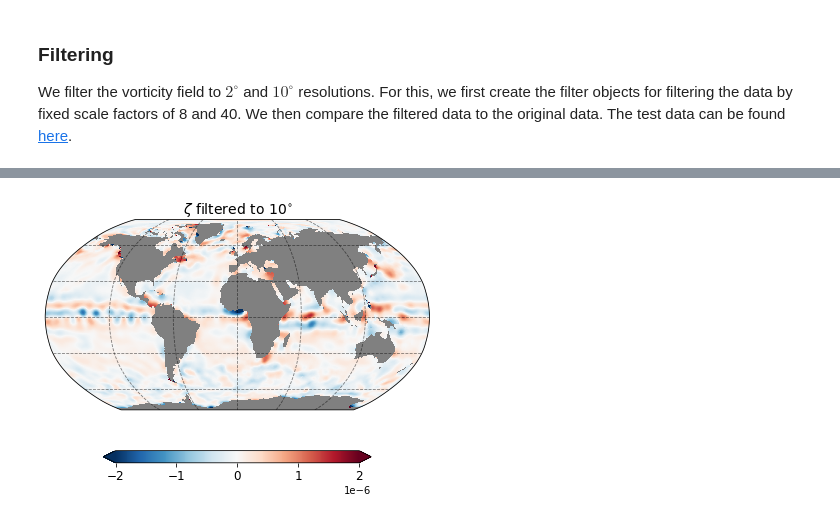
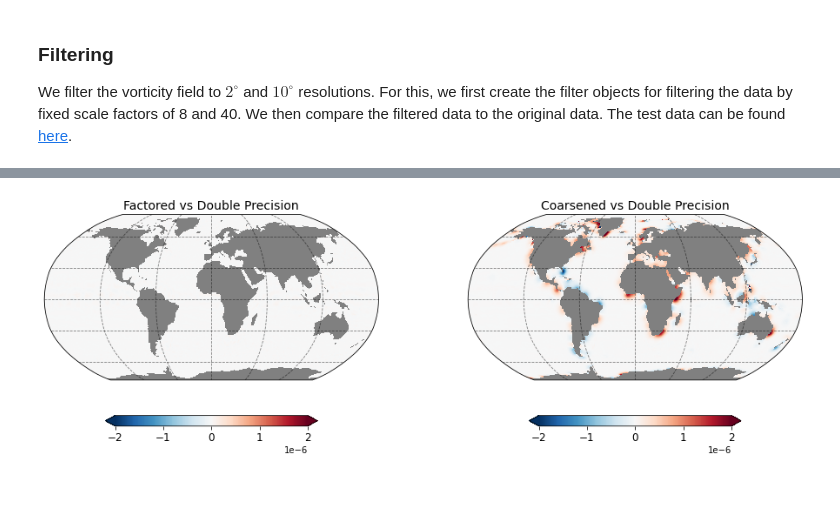
Before and after one commit to ocean-eddy-cpt/gcm-filters, a Jupyter notebook: docs/examples/example_numerical_instability.ipynb, the cells around one changed output, grey strips where cells are left out. Saved outputs shown, nothing was run; the diff lists cells and outputs as text; code cells hidden in the pictures; blank space fills up the shorter version.

Commit message:
Add Factored Gaussian

```diff
--- a/docs/examples/example_numerical_instability.ipynb
+++ b/docs/examples/example_numerical_instability.ipynb
@@ -124,0 +216,13 @@ As shown below, we first coarsen the data by taking the mean over consecutive fo
+# %%
+cor_fac = 4
+
+filter_1Deg = gcm_filters.Filter(
+    filter_scale=cor_fac, dx_min=1,
+    filter_shape=gcm_filters.FilterShape.TAPER,
+    transition_width=np.pi/2,
+    grid_type=gcm_filters.GridType.REGULAR_WITH_LAND_AREA_WEIGHTED,
+    grid_vars={'area': area, 'wet_mask': wet_mask}
+)
+
+zeta_1Deg = filter_1Deg.apply(ds['zeta'], dims=['yq', 'xq'])
+%time zeta_1Deg = zeta_1Deg.load()
@@ -125,15 +232,13 @@ As shown below, we first coarsen the data by taking the mean over consecutive fo
 # %%
-cor_fac = 4
-
-zeta_coarse = zeta_2Deg.coarsen(xq=cor_fac, yq=cor_fac, boundary="trim", keep_attrs=True).mean()
-area = ds['areacello_bu'].coarsen(xq=cor_fac, yq=cor_fac, boundary="trim", keep_attrs=True).sum()
-wet_mask = ds['wet_c'].coarsen(xq=cor_fac, yq=cor_fac, boundary="trim", keep_attrs=True).max()
+zeta_coarse = zeta_1Deg.coarsen(xq=cor_fac, yq=cor_fac, boundary="trim").mean(keep_attrs=True)
+area_coarse = ds['areacello_bu'].coarsen(xq=cor_fac, yq=cor_fac, boundary="trim").sum(keep_attrs=True)
+wet_mask_coarse = ds['wet_c'].coarsen(xq=cor_fac, yq=cor_fac, boundary="trim").max(keep_attrs=True)
 
 filter_cor = gcm_filters.Filter(
     filter_scale=10, dx_min=1,
     filter_shape=gcm_filters.FilterShape.GAUSSIAN,
     grid_type=gcm_filters.GridType.REGULAR_WITH_LAND_AREA_WEIGHTED,
-    grid_vars={'area': area, 'wet_mask': wet_mask}
+    grid_vars={'area': area_coarse, 'wet_mask': wet_mask_coarse}
 )
 
 zeta_10Deg_cor = filter_cor.apply(zeta_coarse, dims=['yq', 'xq'])
@@ -192,11 +275,19 @@ Wall time: 123 µs
 # plotting
 max_z = 0.2e-5
 
-grid1 = plt.GridSpec(1, 1, wspace=0.2, hspace=0.2)
-fig = plt.figure(figsize=[8,5])
+diff_x3 = zeta_10Deg_double - zeta_10Deg_x3
+diff_cor = zeta_10Deg_double - zeta_10Deg_cor
 
-tmp = zeta_10Deg.assign_coords({'geolat_c': ds['geolat_c'], 'geolon_c': ds['geolon_c']})
+grid1 = plt.GridSpec(1, 2, wspace=0.2, hspace=0.2)
+fig = plt.figure(figsize=[16,5])
+
+tmp = diff_x3.assign_coords({'geolat_c': ds['geolat_c'], 'geolon_c': ds['geolon_c']})
 ax = fig.add_subplot(grid1[0, 0], projection=ccrs.Robinson(),facecolor='grey')
 _ = plot_map(ax, tmp, vmin=-max_z, vmax=max_z,
-                   lon='geolon_c', lat='geolat_c', cmap='RdBu_r', title=r'$\zeta$ filtered to $10^{\circ}$')
+                   lon='geolon_c', lat='geolat_c', cmap='RdBu_r', title=r'Factored vs Double Precision')
+
+tmp = diff_cor.assign_coords({'geolat_c': ds['geolat_c'], 'geolon_c': ds['geolon_c']})
+ax = fig.add_subplot(grid1[0, 1], projection=ccrs.Robinson(),facecolor='grey')
+_ = plot_map(ax, tmp, vmin=-max_z, vmax=max_z,
+                   lon='geolon_c', lat='geolat_c', cmap='RdBu_r', title=r'Coarsened vs Double Precision')
 # %% [output]
@@ -205 +296 @@ Wall time: 26 s
-[figure, old version]
+[figure, new version]
```
Also changed, not shown: parts of 20 cells of this notebook.
